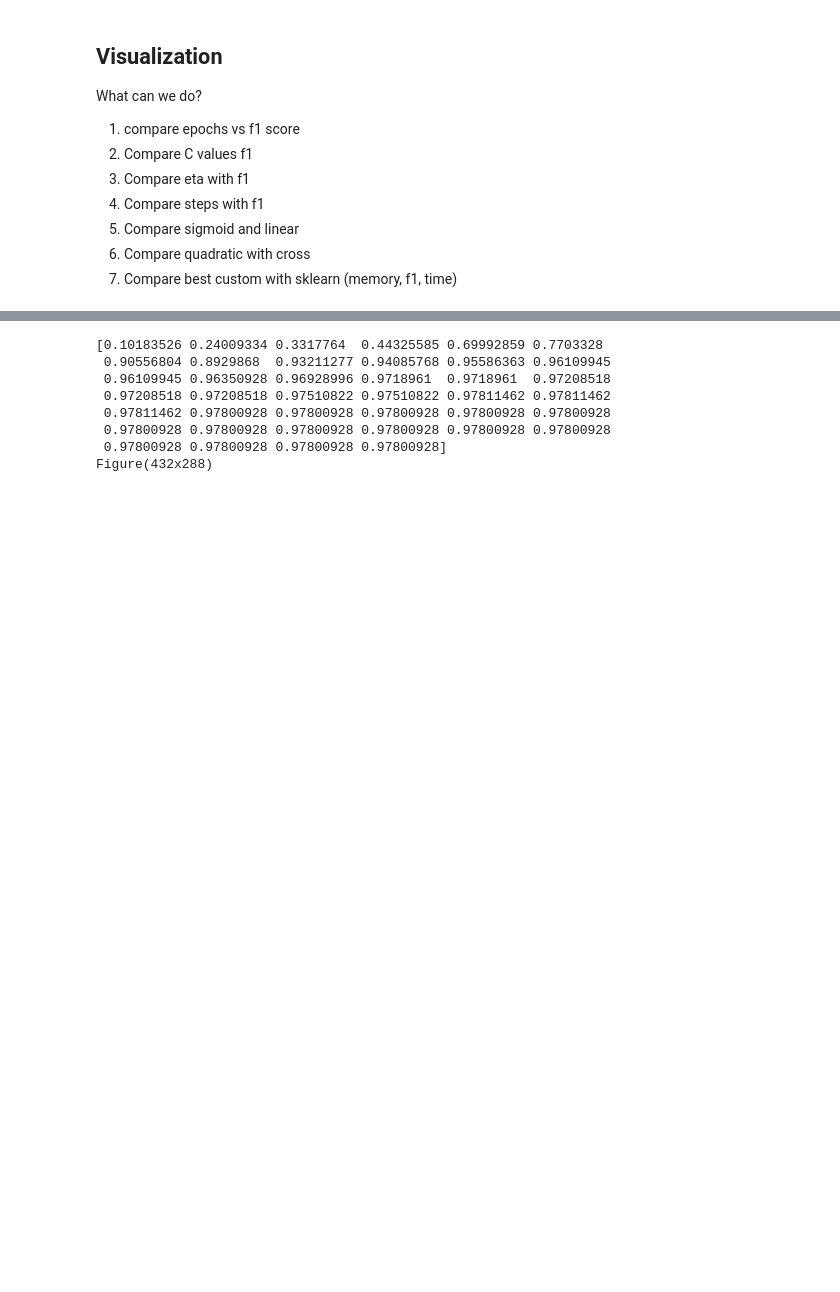
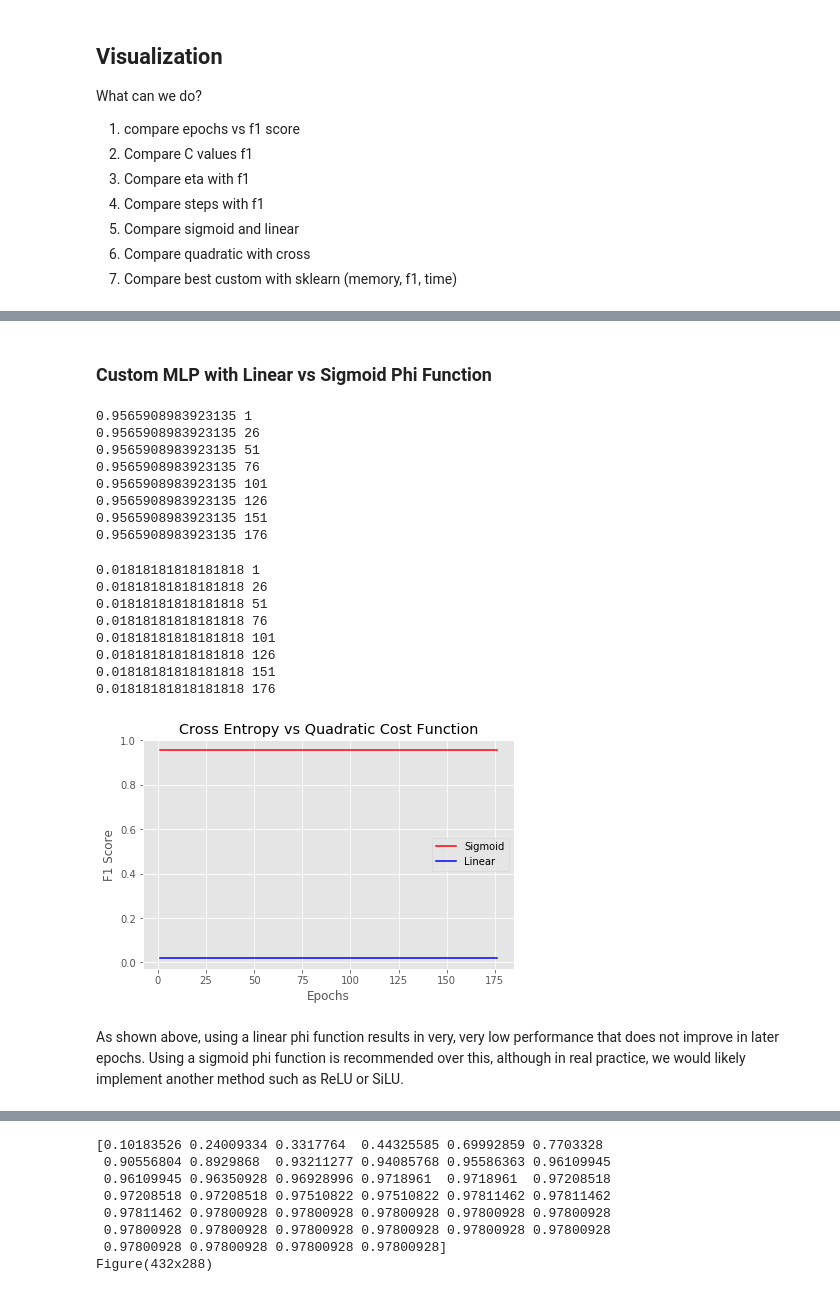
Before and after one commit to Hd0702/CSE5324, a Jupyter notebook: A4/Lab4.ipynb, the cells around one changed output, grey strips where cells are left out. Cells and saved outputs as stored; diff of their text form; code cells hidden in the pictures; blank space fills up the shorter version.

```diff
--- a/A4/Lab4.ipynb
+++ b/A4/Lab4.ipynb
@@ -484 +648,60 @@ What can we do?
+# %% [markdown]
+### Custom MLP with Linear vs Sigmoid Phi Function
+# %%
+import warnings
+warnings.simplefilter(action='ignore', category=RuntimeWarning)
+
+params = dict(n_hidden=50,
+                  C=0.1,  # tradeoff L2 regularizer
+                  epochs=epoch, # iterations
+                  eta=0.001,  # learning rate
+                  random_state=1,
+                  steps=4,
+                  phi="sigmoid",
+                  cost="cross")
+epochs_sigmoid = calc_epochs(params, X_train, y_train, X_test, y_test)
+epochs_sigmoid = np.array(epochs_sigmoid)
+
+params = dict(n_hidden=50,
+                  C=0.1,  # tradeoff L2 regularizer
+                  epochs=epoch, # iterations
+                  eta=0.001,  # learning rate
+                  random_state=1,
+                  steps=4,
+                  phi="linear",
+                  cost="cross")
+epochs_linear = calc_epochs(params, X_train, y_train, X_test, y_test)
+epochs_linear = np.array(epochs_linear)
+
+plt.style.use('ggplot')
+
+plt.plot(epochs_sigmoid[:,1], epochs_sigmoid[:,0], color='red',label='Sigmoid')
+plt.plot(epochs_linear[:,1], epochs_linear[:,0], color='blue',label='Linear')
+plt.ylabel('F1 Score')
+plt.xlabel('Epochs')
+plt.tight_layout()
+plt.legend(loc='best')
+plt.grid(True)
+plt.title("Cross Entropy vs Quadratic Cost Function")
+plt.show()
+# %% [output]
+0.9565908983923135 1
+0.9565908983923135 26
+0.9565908983923135 51
+0.9565908983923135 76
+0.9565908983923135 101
+0.9565908983923135 126
+0.9565908983923135 151
+0.9565908983923135 176
+0.01818181818181818 1
+0.01818181818181818 26
+0.01818181818181818 51
+0.01818181818181818 76
+0.01818181818181818 101
+0.01818181818181818 126
+0.01818181818181818 151
+0.01818181818181818 176
+[figure, added]
+# %% [markdown]
+As shown above, using a linear phi function results in very, very low performance that does not improve in later epochs. Using a sigmoid phi function is recommended over this, although in real practice, we would likely implement another method such as ReLU or SiLU.
 # %%
```
Also changed, not shown: parts of 29 cells of this notebook.
